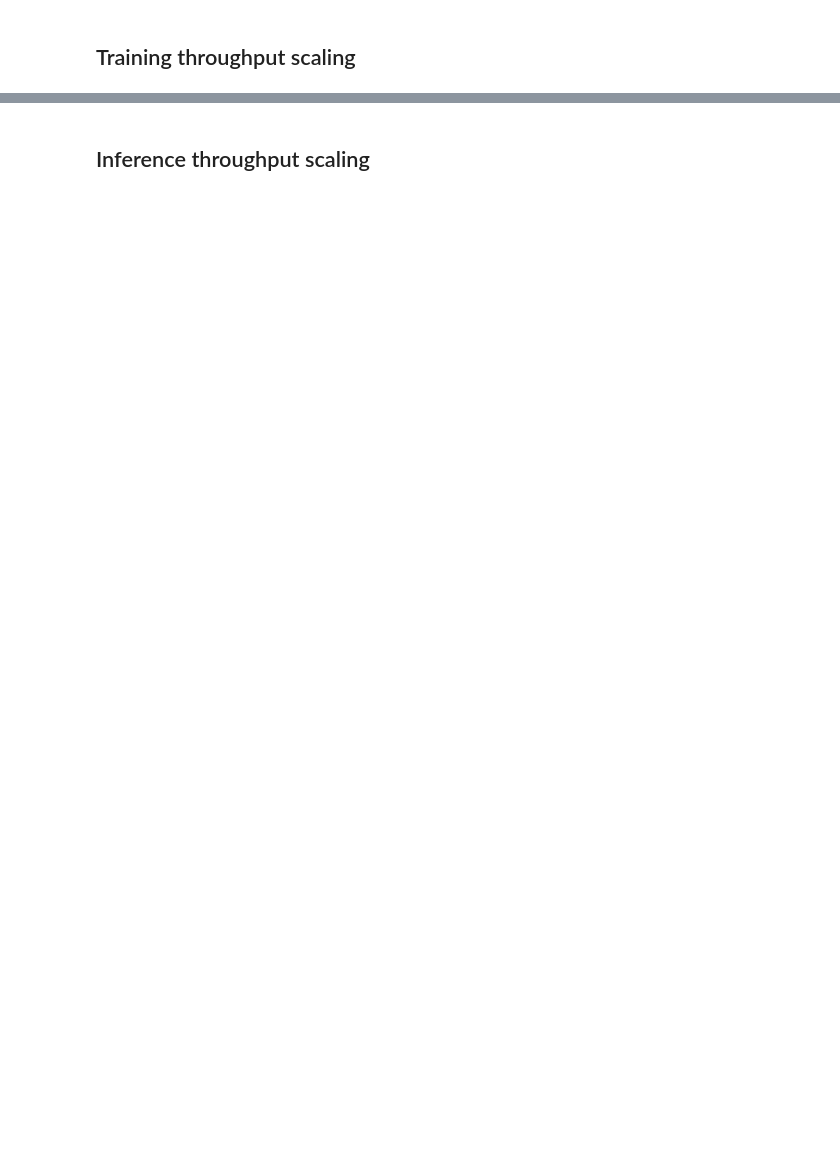
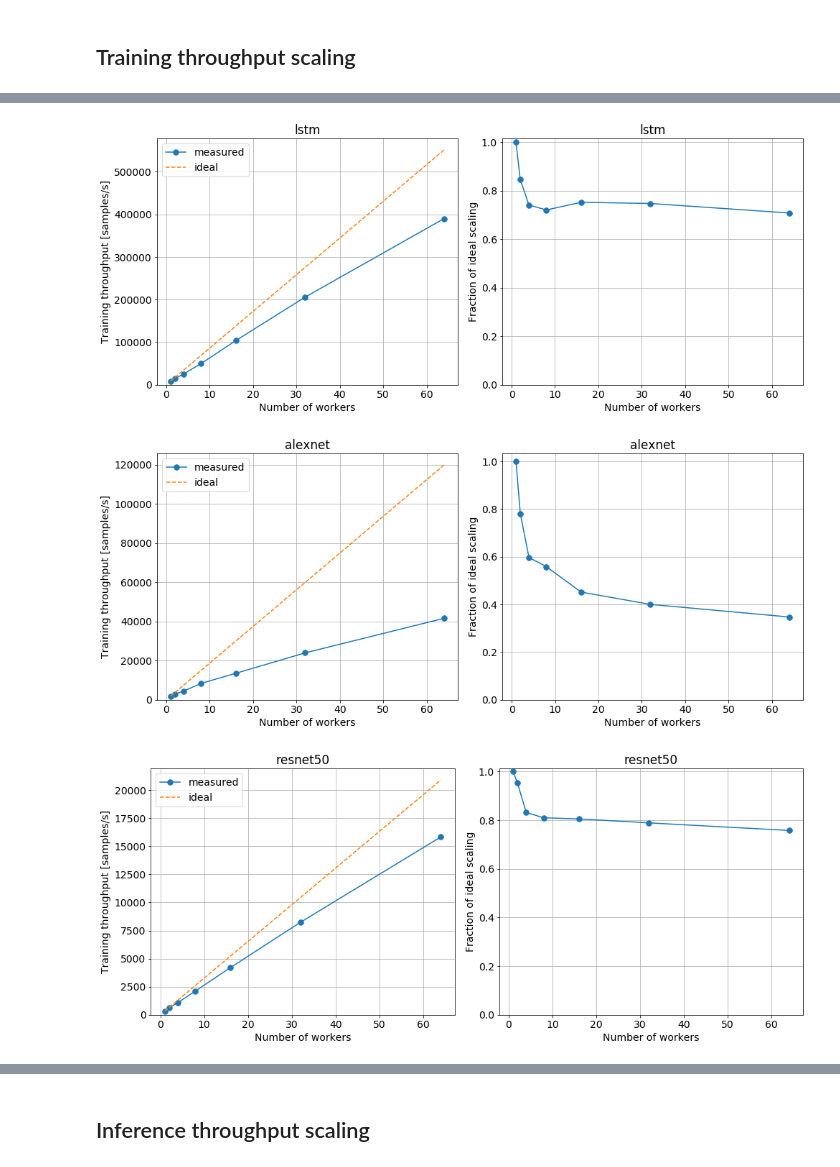
Before and after one commit to sparticlesteve/pytorch-benchmarks, a Jupyter notebook: notebooks/ScalingAnalysisGPU.ipynb, the cells around one changed output, grey strips where cells are left out. Saved outputs shown, nothing was run; the diff lists cells and outputs as text; code cells hidden in the pictures; blank space fills up the shorter version.

Commit message:
update scaling analysis gpu notebook

```diff
--- a/notebooks/ScalingAnalysisGPU.ipynb
+++ b/notebooks/ScalingAnalysisGPU.ipynb
@@ -113,0 +113,10 @@ for model in results.model.unique():
+# %%
+for model in results.model.unique():
+    model_results = results[results.model == model].sort_values('ranks')
+    fig, ax0, ax1 = plot_scaling(model_results.ranks.values,
+                                 model_results.train_rate.values,
+                                 title=model)
+# %% [output]
+[figure, added]
+[figure, added]
+[figure, added]
```
Also changed, not shown: parts of 6 cells of this notebook.
